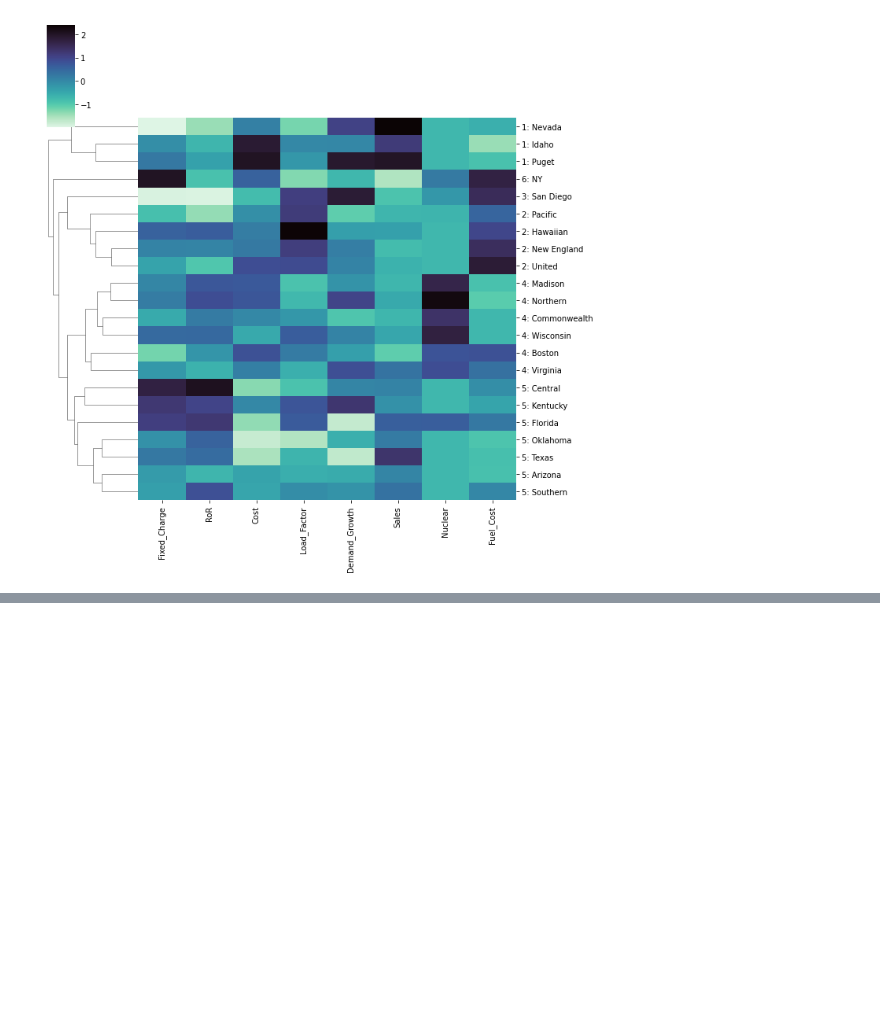
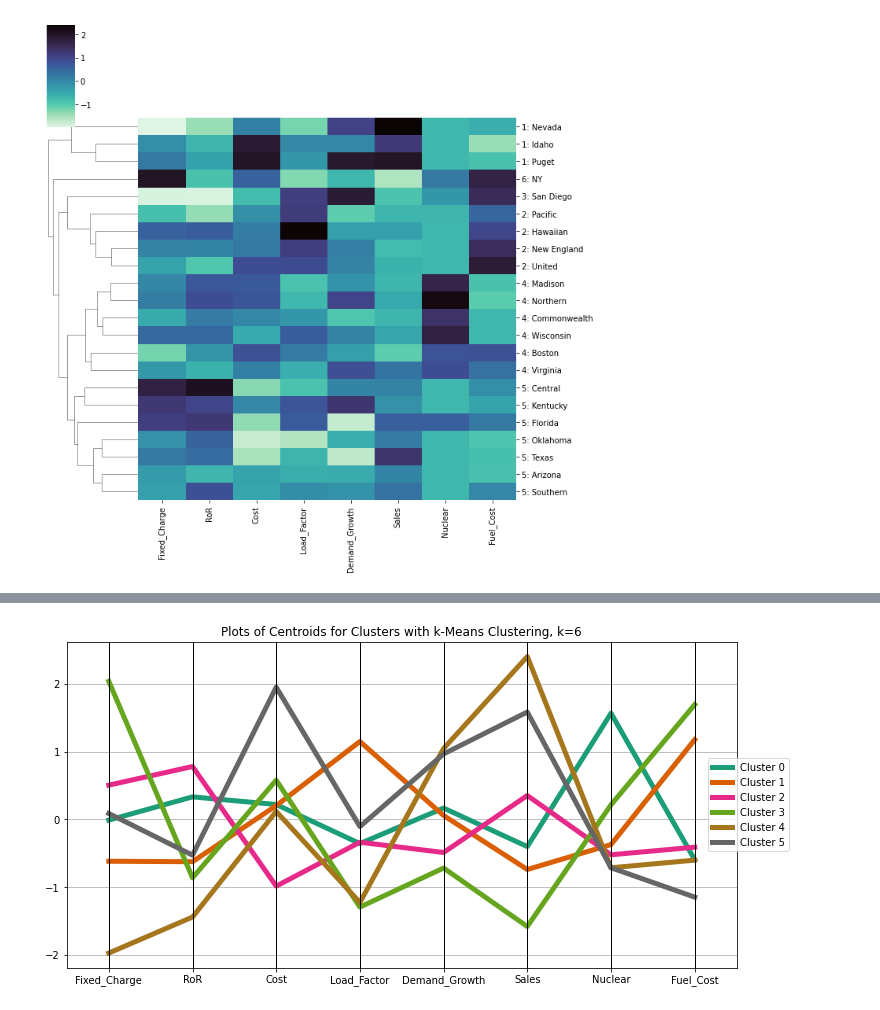
Before and after one commit to Ajayt036/Data-Mining, a Jupyter notebook: MNL6 - Cluster Analysis.ipynb, the cells around one changed output, grey strips where cells are left out. Drawn from its saved outputs; the diff is of its cells as text; code cells hidden in the pictures; blank space fills up the shorter version.

Commit message:
K means Clustering

```diff
--- a/MNL6 - Cluster Analysis.ipynb
+++ b/MNL6 - Cluster Analysis.ipynb
@@ -302,0 +351,17 @@ Heatmap for Utulities Hiarachical Clustering with Average Linkage Method
+# %%
+# Identify  and display cluster centroids (mean values)
+# for each of 8 input variables (measurements).
+
+# Create data frame with normalized cluster centroids for each
+# cluster and each input variable (measurement).
+centroids = pd.DataFrame(kmeans_6.cluster_centers_,
+                    columns=utilities_df_norm.columns)
+
+# Add cluster titles (Cluster 1, Cluster 2, ...) to the
+# cluster_mean_norm data frame with means and get precision
+# of 3 decimals.
+centroids['Cluster'] = ['Cluster {}'.format(i) for i in centroids.index]
+pd.set_option('precision', 3)
+
+print('Cluster Centroids for k-Means Clustering with k = 6')
+centroids
@@ -302,0 +377,12 @@ Heatmap for Utulities Hiarachical Clustering with Average Linkage Method
+# %%
+# Display profile plots for normalized means for each cluster and
+# each input variable (measurement).
+plt.figure(figsize=(12,6))
+fig.subplots_adjust(right=3)
+ax = parallel_coordinates(centroids, class_column='Cluster', colormap='Dark2', linewidth=5)
+plt.legend(loc='center left', bbox_to_anchor=(0.95, 0.5))
+plt.xlim(-0.5,7.5)
+plt.title('Plots of Centroids for Clusters with k-Means Clustering, k=6')
+plt.show()
+# %% [output]
+[figure, added]
```
Also changed, not shown: parts of 9 cells of this notebook, 1 other file.
